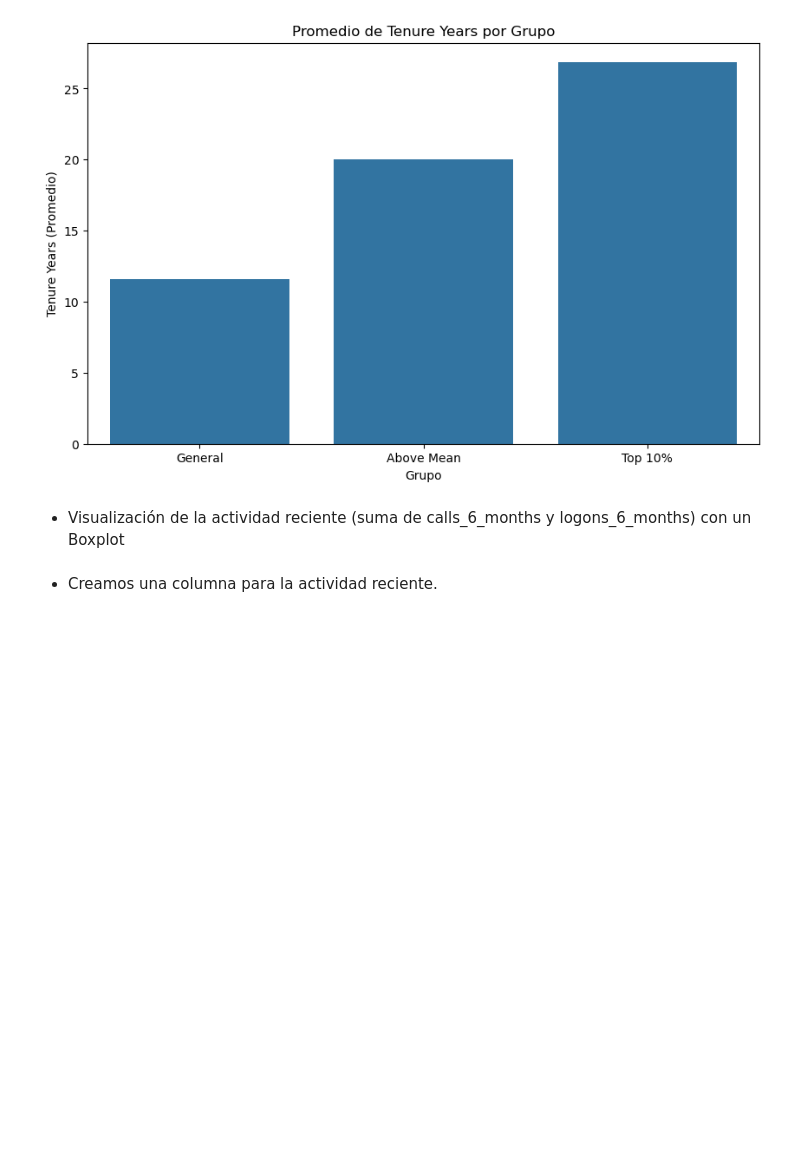
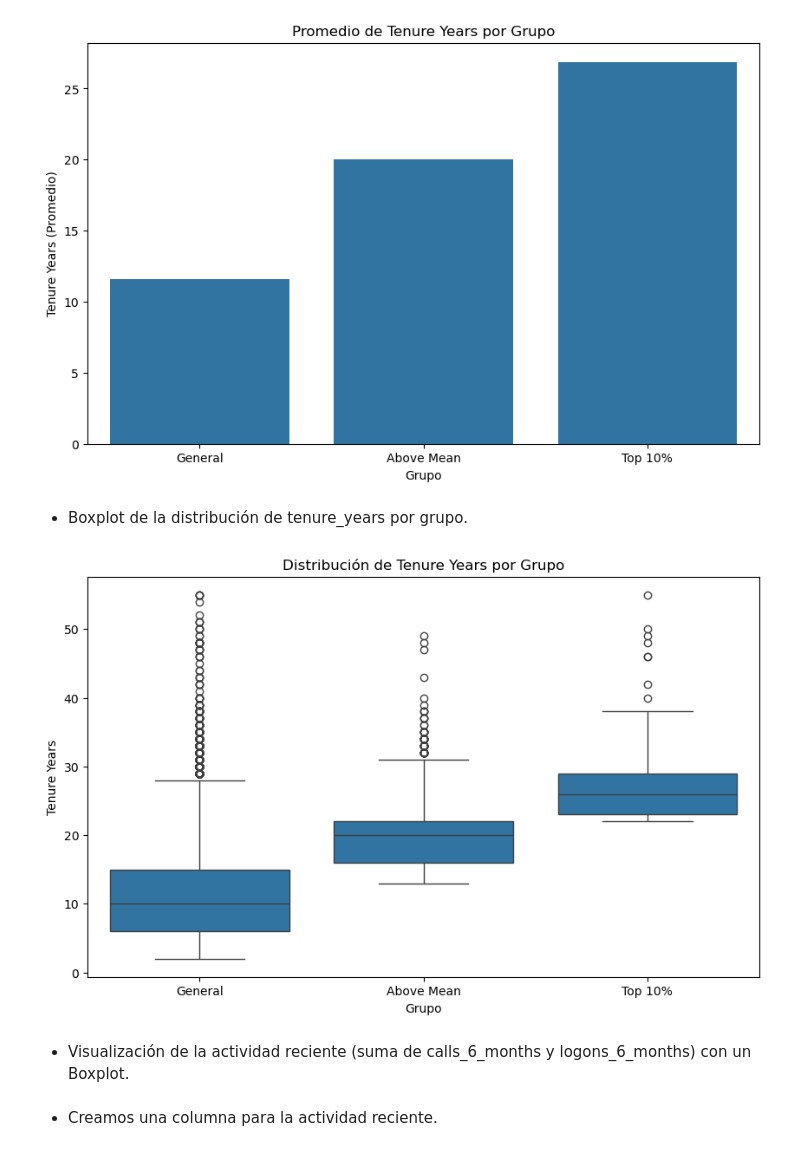
Before and after one commit to adrianlardies/vanguard-ab-test, a Jupyter notebook: main.ipynb, the cells around one changed output. Drawn from its saved outputs; the diff is of its cells as text; code cells hidden in the pictures; blank space fills up the shorter version.

```diff
--- a/main.ipynb
+++ b/main.ipynb
@@ -759,8 +763,19 @@ The `ci` parameter is deprecated. Use `errorbar=None` for the same effect.
 
   sns.barplot(x='group', y='tenure_years', data=df_final, estimator='mean', ci=None)
 [figure]
+# %% [markdown]
+- Boxplot de la distribución de tenure_years por grupo.
+# %%
+plt.figure(figsize=(10, 6))
+sns.boxplot(x='group', y='tenure_years', data=df_final)
+plt.title('Distribución de Tenure Years por Grupo')
+plt.xlabel('Grupo')
+plt.ylabel('Tenure Years')
+plt.show()
+# %% [output]
+[figure, added]
 # %% [markdown]
-- Visualización de la actividad reciente (suma de calls_6_months y logons_6_months) con un Boxplot
+- Visualización de la actividad reciente (suma de calls_6_months y logons_6_months) con un Boxplot.
 # %% [markdown]
 - Creamos una columna para la actividad reciente.
 # %%
```
Also changed, not shown: parts of 97 cells of this notebook.
